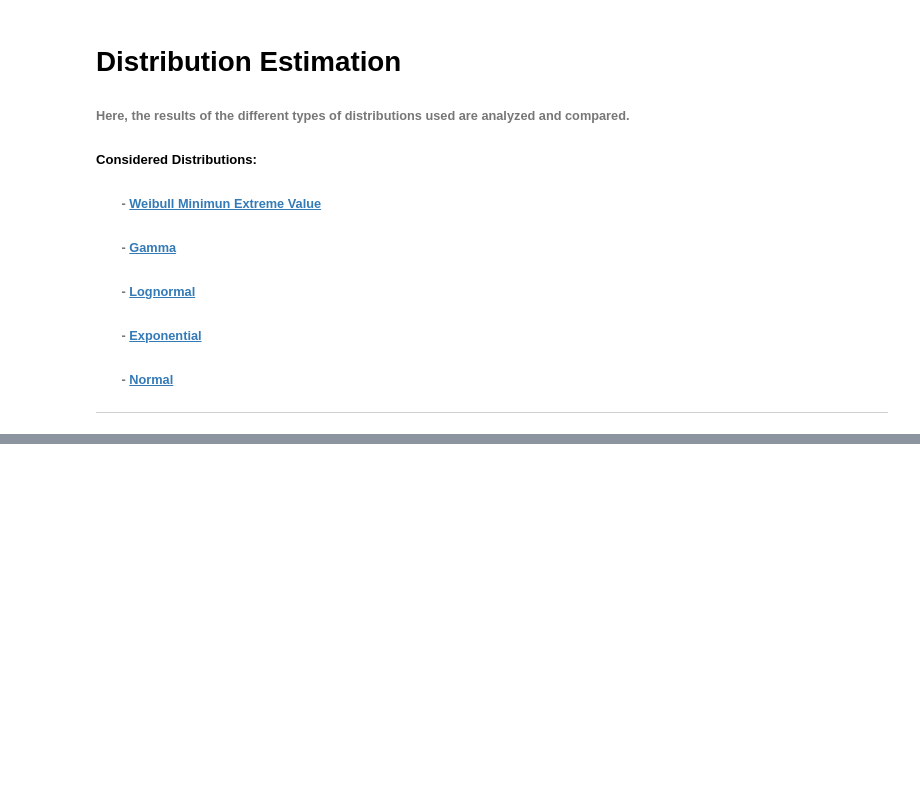
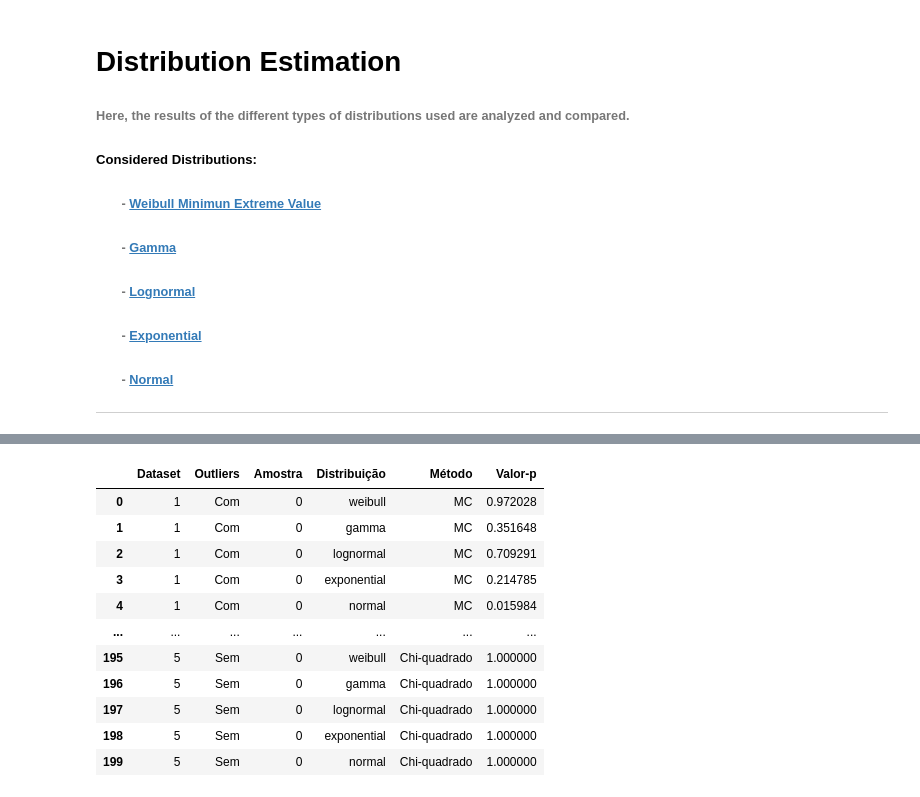
Before and after one commit to pedroap7/Case-Caldeiras, a Jupyter notebook: Jupyter/Python/04-Distribution_Estimation_py.ipynb, the cells around one changed output, grey strips where cells are left out. Cells and saved outputs as stored; diff of their text form; code cells hidden in the pictures; blank space fills up the shorter version.

```diff
--- a/Jupyter/Python/04-Distribution_Estimation_py.ipynb
+++ b/Jupyter/Python/04-Distribution_Estimation_py.ipynb
@@ -66,0 +128,12 @@ Dados processados com sucesso!
+# %%
+# Criando uma lista de dataframes
+dfs = [
+    Departamento['CONFORMACAO'],
+    Departamento['MONTAGEM'],
+    Departamento['SOLDA'],
+    Departamento['TRACAGEM'],
+    Departamento['USINAGEM']
+    ]
+
+# Chamando a função 'estima_distribuicao'
+resumoDist = estima_distribuicao(dfs, True, quant_amostragens=0, fracao=0.6)
@@ -66,0 +196,77 @@ Dados processados com sucesso!
+# %%
+tabela_resultados = []
+
+for resultado in resumoDist:
+    dataset = resultado["dataset"]
+    outlier_status = resultado["outlier_status"]
+    sample = resultado["sample"]
+
+    # Adicionando resultados do MC
+    for dist_name, stats in resultado["ad_tests"].items():
+        if stats is not None:
+            tabela_resultados.append({
+                "Dataset": dataset,
+                "Outliers": outlier_status,
+                "Amostra": sample,
+                "Distribuição": dist_name,
+                "Método": "MC",
+                "Valor-p": stats.get("mc_p", None)
+            })
+
+    # Adicionando resultados do KST
+    for dist_name, stats in resultado["ad_tests"].items():
+        if stats is not None:
+            tabela_resultados.append({
+                "Dataset": dataset,
+                "Outliers": outlier_status,
+                "Amostra": sample,
+                "Distribuição": dist_name,
+                "Método": "KST",
+                "Valor-p": stats.get("kst_p", None)
+            })
+
+    # Adicionando resultados do CVM
+    for dist_name, stats in resultado["ad_tests"].items():
+        if stats is not None:
+            tabela_resultados.append({
+                "Dataset": dataset,
+                "Outliers": outlier_status,
+                "Amostra": sample,
+                "Distribuição": dist_name,
+                "Método": "CVM",
+                "Valor-p": stats.get("cvm_p", None)
+            })
+
+    # Adicionando resultados do Chi-quadrado
+    for dist_name, stats in resultado["chi2_tests"].items():
+        if stats is not None:
+            tabela_resultados.append({
+                "Dataset": dataset,
+                "Outliers": outlier_status,
+                "Amostra": sample,
+                "Distribuição": dist_name,
+                "Método": "Chi-quadrado",
+                "Valor-p": stats.get("chi2_p", None)
+            })
+
+# Criando o DataFrame com os resultados
+df_resultados = pd.DataFrame(tabela_resultados)
+
+# Visualizando a tabela no notebook
+display(df_resultados)
+
+# Salvando os resultados em Excel
+df_resultados.to_excel("resultados_distribuicoes.xlsx", index=False)
+# %% [output]
+|  | Dataset | Outliers | Amostra | Distribuição | Método | Valor-p |
+| 0 | 1 | Com | 0 | weibull | MC | 0.972028 |
+| 1 | 1 | Com | 0 | gamma | MC | 0.351648 |
+| 2 | 1 | Com | 0 | lognormal | MC | 0.709291 |
+| 3 | 1 | Com | 0 | exponential | MC | 0.214785 |
+| 4 | 1 | Com | 0 | normal | MC | 0.015984 |
+| ... | ... | ... | ... | ... | ... | ... |
+| 195 | 5 | Sem | 0 | weibull | Chi-quadrado | 1.000000 |
+| 196 | 5 | Sem | 0 | gamma | Chi-quadrado | 1.000000 |
+| 197 | 5 | Sem | 0 | lognormal | Chi-quadrado | 1.000000 |
+| 198 | 5 | Sem | 0 | exponential | Chi-quadrado | 1.000000 |
+| 199 | 5 | Sem | 0 | normal | Chi-quadrado | 1.000000 |
```
Also changed, not shown: parts of 8 cells of this notebook, 6 other files.
